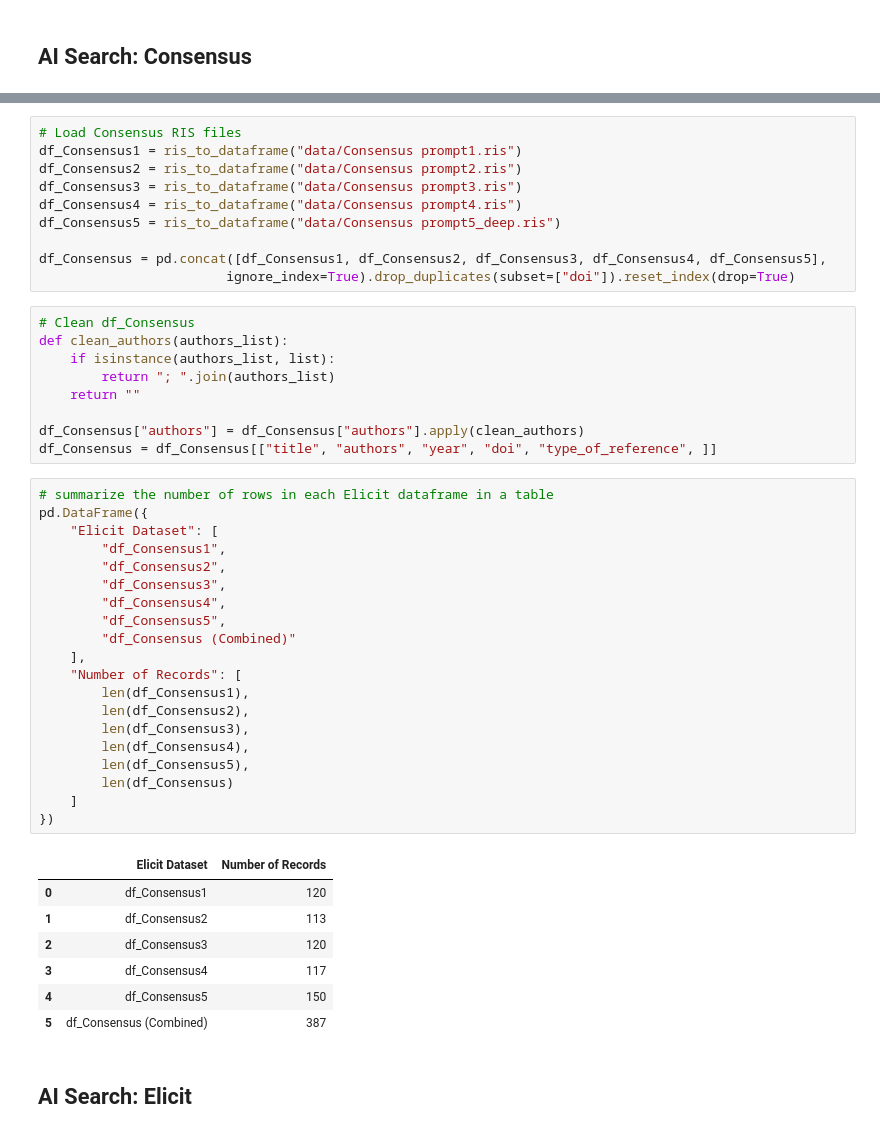
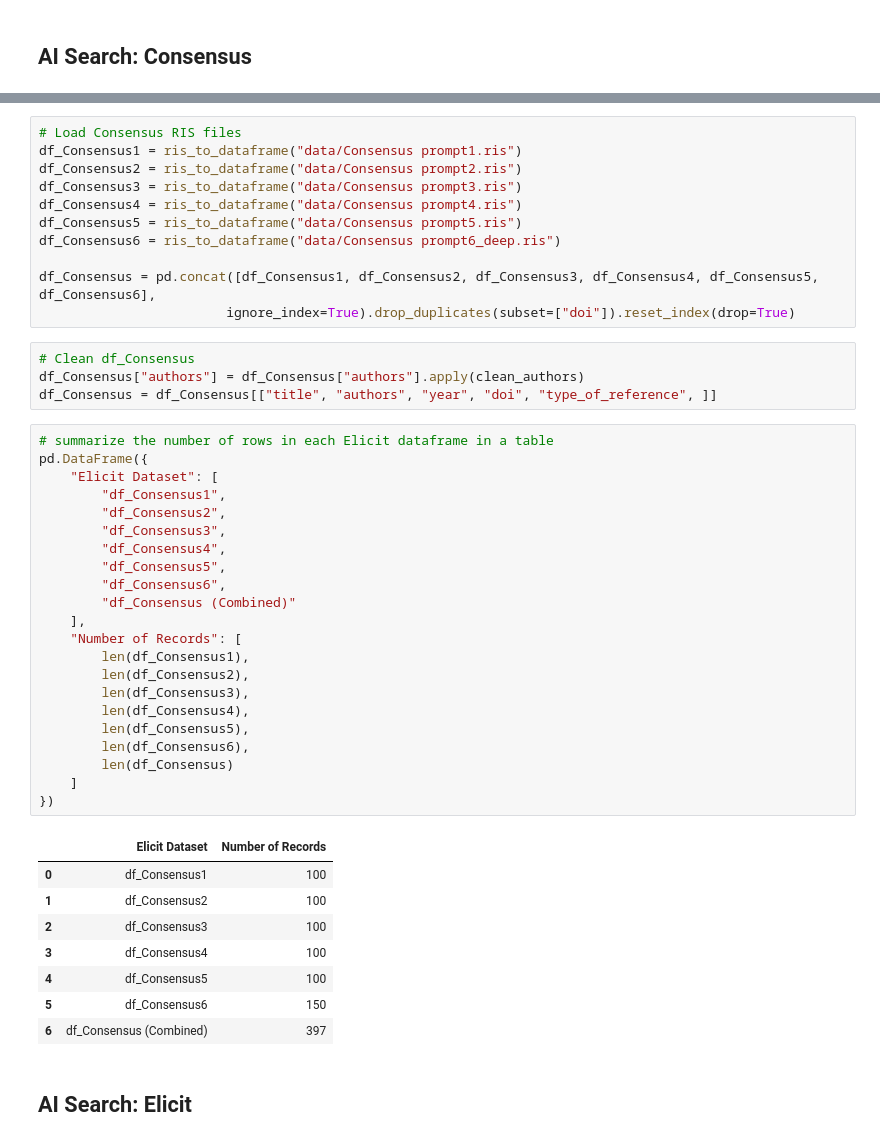
Before and after one commit to haoting-chan/AIRESIL, a Jupyter notebook: Database_extraction.ipynb, the cells around one changed output, grey strips where cells are left out. Cells and saved outputs as stored; diff of their text form.

```diff
--- a/Database_extraction.ipynb
+++ b/Database_extraction.ipynb
@@ -704,47 +719,46 @@ df_Consensus1 = ris_to_dataframe("data/Consensus prompt1.ris")
 df_Consensus2 = ris_to_dataframe("data/Consensus prompt2.ris")
 df_Consensus3 = ris_to_dataframe("data/Consensus prompt3.ris")
 df_Consensus4 = ris_to_dataframe("data/Consensus prompt4.ris")
-df_Consensus5 = ris_to_dataframe("data/Consensus prompt5_deep.ris")
+df_Consensus5 = ris_to_dataframe("data/Consensus prompt5.ris")
+df_Consensus6 = ris_to_dataframe("data/Consensus prompt6_deep.ris")
 
-df_Consensus = pd.concat([df_Consensus1, df_Consensus2, df_Consensus3, df_Consensus4, df_Consensus5],
+df_Consensus = pd.concat([df_Consensus1, df_Consensus2, df_Consensus3, df_Consensus4, df_Consensus5, df_Consensus6],
                         ignore_index=True).drop_duplicates(subset=["doi"]).reset_index(drop=True)
 # %%
 # Clean df_Consensus
-def clean_authors(authors_list):
-    if isinstance(authors_list, list):
-        return "; ".join(authors_list)
-    return ""
-
 df_Consensus["authors"] = df_Consensus["authors"].apply(clean_authors)
 df_Consensus = df_Consensus[["title", "authors", "year", "doi", "type_of_reference", ]]
 # %%
 # summarize the number of rows in each Elicit dataframe in a table
 pd.DataFrame({
     "Elicit Dataset": [
         "df_Consensus1",
         "df_Consensus2",
         "df_Consensus3",
         "df_Consensus4",
         "df_Consensus5",
+        "df_Consensus6",
         "df_Consensus (Combined)"
     ],
     "Number of Records": [
         len(df_Consensus1),
         len(df_Consensus2),
         len(df_Consensus3),
         len(df_Consensus4),
         len(df_Consensus5),
+        len(df_Consensus6),
         len(df_Consensus)
     ]
 })
 # %% [output]
 |  | Elicit Dataset | Number of Records |
-| 0 | df_Consensus1 | 120 |
-| 1 | df_Consensus2 | 113 |
-| 2 | df_Consensus3 | 120 |
-| 3 | df_Consensus4 | 117 |
-| 4 | df_Consensus5 | 150 |
-| 5 | df_Consensus (Combined) | 387 |
+| 0 | df_Consensus1 | 100 |
+| 1 | df_Consensus2 | 100 |
+| 2 | df_Consensus3 | 100 |
+| 3 | df_Consensus4 | 100 |
+| 4 | df_Consensus5 | 100 |
+| 5 | df_Consensus6 | 150 |
+| 6 | df_Consensus (Combined) | 397 |
 # %% [markdown]
 ## AI Search: Elicit
 # %%
```
Also changed, not shown: parts of 25 cells of this notebook, 10 other files.
